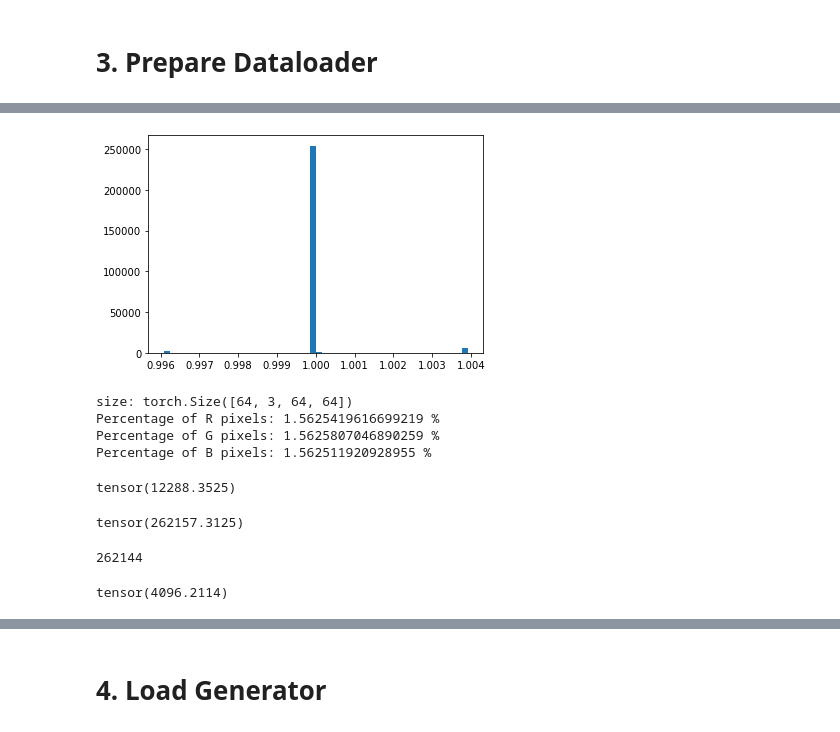
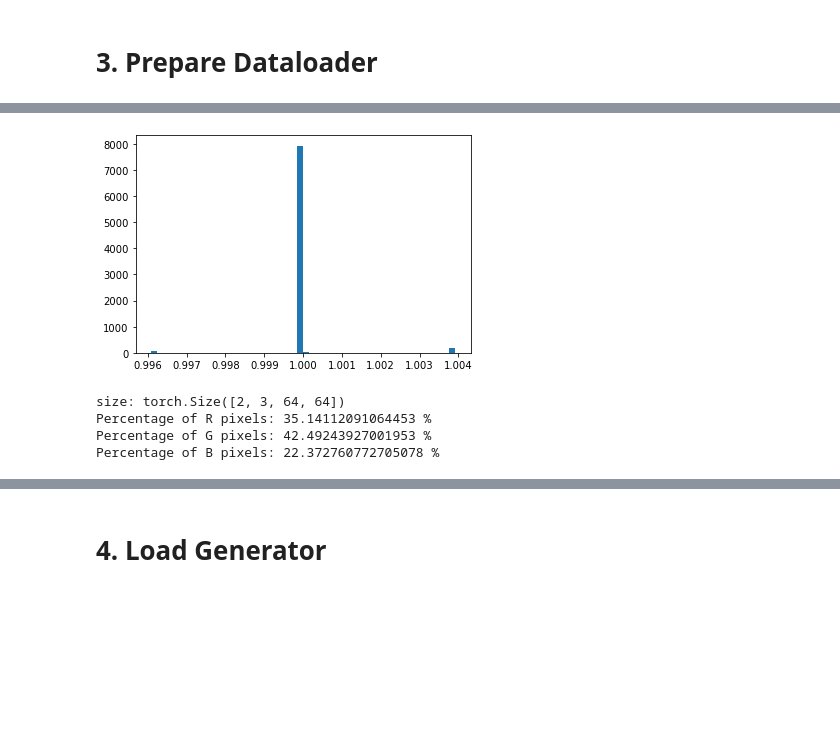
Before and after one commit to neithangurthang/SyntheticCities, a Jupyter notebook: notebooks/13 WGAN RGB.ipynb, the cells around one changed output, grey strips where cells are left out. Saved outputs shown, nothing was run; the diff lists cells and outputs as text; code cells hidden in the pictures; blank space fills up the shorter version.

```diff
--- a/notebooks/13 WGAN RGB.ipynb
+++ b/notebooks/13 WGAN RGB.ipynb
@@ -60,7 +60,7 @@ The autoreload extension is already loaded. To reload it, use:
 # %% [markdown]
 # 2. Set the Params
 # %%
-cadastralRoot = '../../cadastralExportRGB' # Root directory for cadastral images
+cadastralRoot = '../../cadastralExportRGB1Img' # Root directory for cadastral images
 workers = 2 # Number of workers for dataloader
 batch_size = 64 # Batch size during training
 image_size = 64 # Spatial size of training images. All images will be resized to this
@@ -74,6 +74,7 @@ beta1 = 0.5 # Beta1 hyperparam for Adam optimizers
 lambda_gradient_penality = 0.2 # to adjust the Wasserstein distance with interpolation between real and fake data
 ngpu = torch.cuda.device_count() # Number of GPUs available. Use 0 for CPU mode.
 experiment = 'RGB64'
+trials = 20
 
 # Decide which device we want to run on
 device = torch.device("cuda:0" if (torch.cuda.is_available() and ngpu > 0) else "cpu")
@@ -115,30 +116,17 @@ plt.imshow(np.transpose(vutils.make_grid(Cad_real_batch[0].to(device)[:64], padd
 # %%
-plt.hist(Cad_real_batch[0].sum(1).flatten().tolist(), bins = 50);
+xr = Cad_real_batch[0]
+plt.hist(xr.sum(1).flatten().tolist(), bins = 50);
 # %% [output]
-[figure, old version]
+[figure, new version]
 # %%
-print(f'size: {Cad_real_batch[0].size()}')
-print(f'Percentage of R pixels: {Cad_real_batch[0][:][0].sum() * 100 / (Cad_real_batch[0].size(0) * Cad_real_batch[0].size(2) * Cad_real_batch[0].size(3))} %')
-print(f'Percentage of G pixels: {Cad_real_batch[0][:][1].sum() * 100 / (Cad_real_batch[0].size(0) * Cad_real_batch[0].size(2) * Cad_real_batch[0].size(3))} %')
-print(f'Percentage of B pixels: {Cad_real_batch[0][:][2].sum() * 100 / (Cad_real_batch[0].size(0) * Cad_real_batch[0].size(2) * Cad_real_batch[0].size(3))} %')
+print(f'size: {xr.size()}')
+i = random.sample(range(2), 1)[0]
+
+print(f'Percentage of R pixels: {xr[i][0].sum() * 100 / (xr.size(2) * xr.size(3))} %')
+print(f'Percentage of G pixels: {xr[i][1].sum() * 100 / (xr.size(2) * xr.size(3))} %')
+print(f'Percentage of B pixels: {xr[i][2].sum() * 100 / (xr.size(2) * xr.size(3))} %')
 # %% [output]
-size: torch.Size([64, 3, 64, 64])
-Percentage of R pixels: 1.5625419616699219 %
-Percentage of G pixels: 1.5625807046890259 %
-Percentage of B pixels: 1.562511920928955 %
+size: torch.Size([2, 3, 64, 64])
+Percentage of R pixels: 35.14112091064453 %
+Percentage of G pixels: 42.49243927001953 %
+Percentage of B pixels: 22.372760772705078 %
-# %%
-Cad_real_batch[0][:][0].sum() + Cad_real_batch[0][:][1].sum() + Cad_real_batch[0][:][2].sum()
-# %% [output]
-tensor(12288.3525)
-# %%
-Cad_real_batch[0].sum()
-# %% [output]
-tensor(262157.3125)
-# %%
-64*64*64
-# %% [output]
-262144
-# %%
-Cad_real_batch[0][1].sum()
-# %% [output]
-tensor(4096.2114)
```
Also changed, not shown: parts of 14 cells of this notebook, 10 other files.
